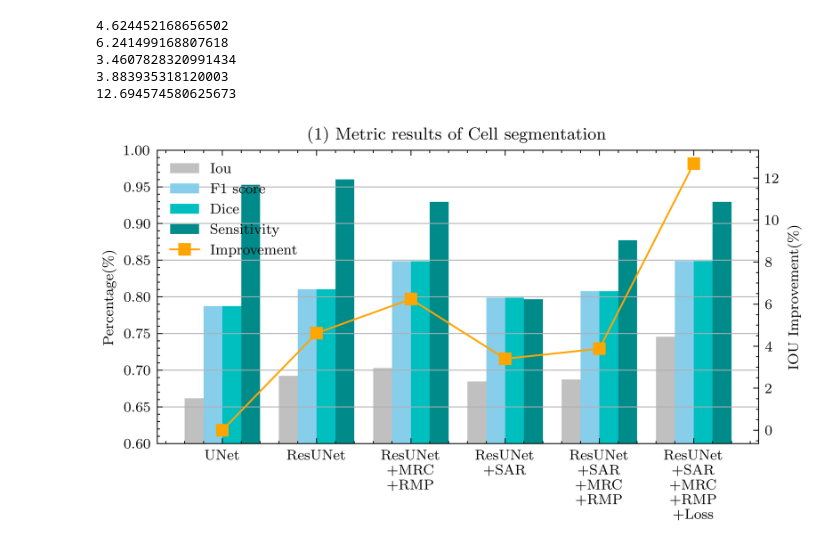
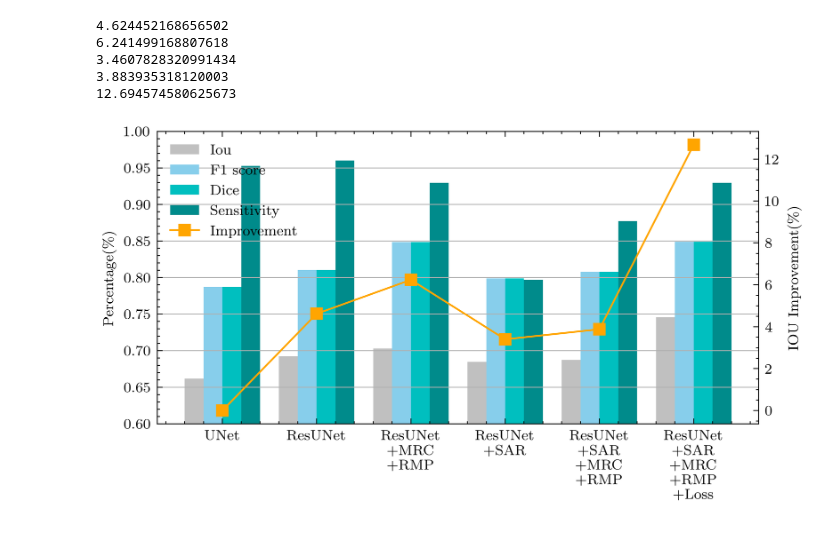
Before and after one commit to lifuguan/paper, a Jupyter notebook: plotting.ipynb, the cells around one changed output. Saved outputs shown, nothing was run; the diff lists cells and outputs as text; code cells hidden in the pictures.

```diff
--- a/plotting.ipynb
+++ b/plotting.ipynb
@@ -32,7 +32,6 @@ with plt.style.context(['ieee', 'science']):
     ax.set_xticks(ind)
     ax.set_xticklabels(names)
     ax.set_ylabel('Metrics')
-    ax.set_title('(1) Metric results of COVID19 segmentation')
     ax.grid(b=True, axis='y')
 
     ax2 = ax.twinx()
@@ -60,32 +59,31 @@ print((0.7457 - 0.6617) / 0.6617 * 100)
 # %%
 with plt.style.context(['ieee', 'science']):
     dice_means, dice_std = (0.7874, 0.8105, 0.8485, 0.7988, 0.8076, 0.8489), (0.01, 0.01, 0.01, 0.01, 0.01, 0.01)
     iou_means, iou_std = (0.6617, 0.6923, 0.7030, 0.6846 , 0.6874, 0.7457), (0.01, 0.01, 0.01, 0.01, 0.01, 0.01)
     sen_means, sen_std = (0.9528, 0.9601, 0.9295, 0.7969, 0.8772, 0.9296), (0.01, 0.01, 0.01, 0.01, 0.01, 0.01)
     hd_means, hd_std = (5.2231, 5.0248, 4.8931, 5.1522, 5.0112, 4.3130), (0.01, 0.01, 0.01, 0.01, 0.01, 0.01)
     improve = (0, 4.62, 6.24, 3.4, 3.88, 12.69)
     names = ['UNet', 'ResUNet', 'ResUNet\n+MRC\n+RMP', 'ResUNet\n+SAR', 'ResUNet\n+SAR\n+MRC\n+RMP', 'ResUNet\n+SAR\n+MRC\n+RMP\n+Loss']
     ind = np.arange(len(dice_means))  # the x locations for the groups
     width = 0.2  # the width of the bars
     fig, ax = plt.subplots(figsize=(6, 3))
     ax.set_ylim(0.6, 1)
     rects1 = ax.bar(ind - width * 1.5,iou_means, width,  label="Iou", color="silver")
     rects2 = ax.bar(ind - width * 0.5,dice_means, width, label="F1 score", color="skyblue")
     rects3 = ax.bar(ind + width * 0.5,dice_means, width, label='Dice', color="c")
     rects4 = ax.bar(ind + width * 1.5,sen_means, width, label='Sensitivity', color="darkcyan")
     ax.set_xticks(ind)
     ax.set_xticklabels(names)
     ax.set_ylabel('Percentage(\%)')
-    ax.set_title('(1) Metric results of Cell segmentation')
     ax.grid(b=True, axis='y')
 
     ax2 = ax.twinx()
     rects5 = ax2.plot(improve,marker='s', label="Improvement", color="orange")
     ax2.set_xticks(ind)
     ax2.set_xticklabels(names)
     ax2.set_ylabel('IOU Improvement(\%)')
     fig.legend(loc="upper left", bbox_to_anchor=(0, 1), bbox_transform=ax.transAxes)
     plt.show()
     fig.savefig("figure/covid_comparison.pdf")
 # %% [output]
-[figure, old version]
+[figure, new version]
```
Also changed, not shown: parts of 1 cell of this notebook, 28 other files.
